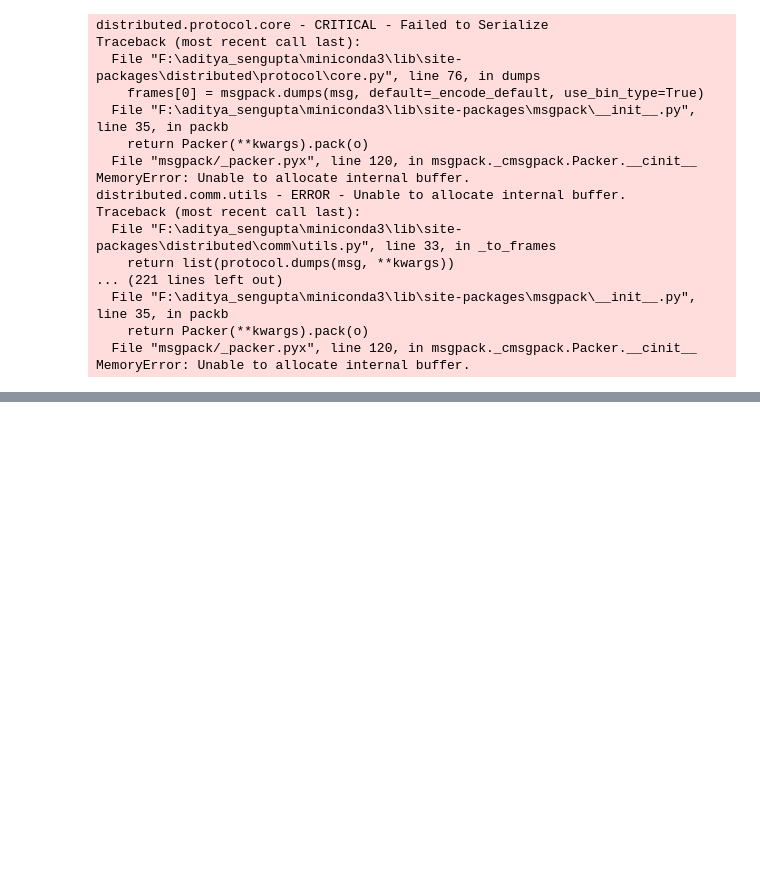
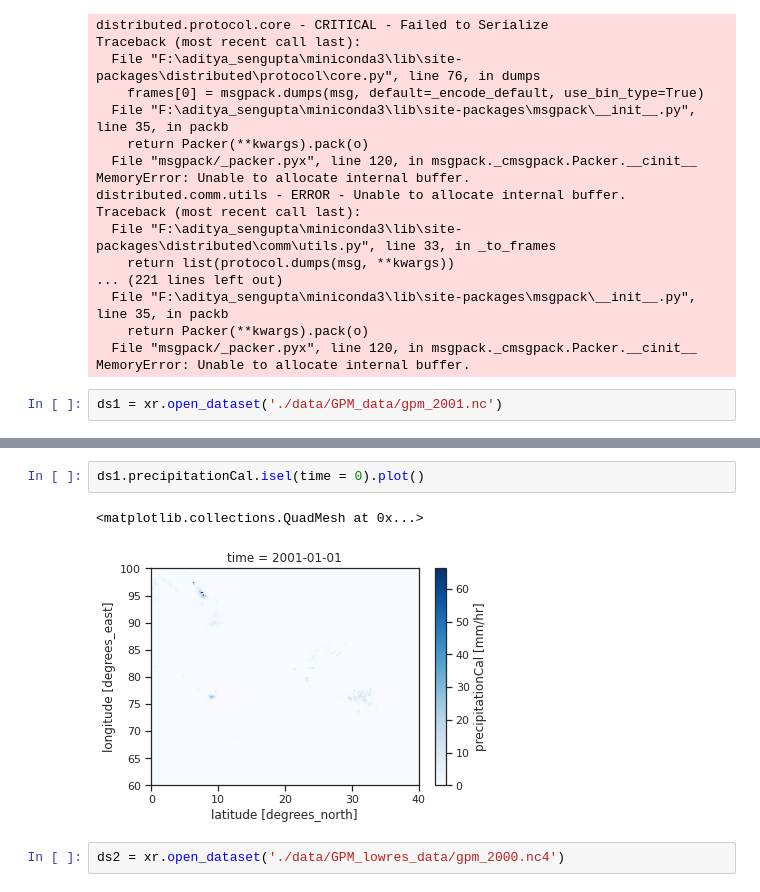
Before and after one commit to adisen99/msc_project, a Jupyter notebook: test.ipynb, the cells around one changed output, grey strips where cells are left out. Drawn from its saved outputs; the diff is of its cells as text; blank space fills up the shorter version.

```diff
--- a/test.ipynb
+++ b/test.ipynb
@@ -131,3 +131,5 @@ Traceback (most recent call last):
     return Packer(**kwargs).pack(o)
   File "msgpack/_packer.pyx", line 120, in msgpack._cmsgpack.Packer.__cinit__
 MemoryError: Unable to allocate internal buffer.
+# %%
+ds1 = xr.open_dataset('./data/GPM_data/gpm_2001.nc')
@@ -133,0 +156,7 @@ MemoryError: Unable to allocate internal buffer.
+# %%
+ds1.precipitationCal.isel(time = 0).plot()
+# %% [output]
+<matplotlib.collections.QuadMesh at 0x...>
+[figure, added]
+# %%
+ds2 = xr.open_dataset('./data/GPM_lowres_data/gpm_2000.nc4')
```
Also changed, not shown: parts of 4 cells of this notebook, 2 other files.
